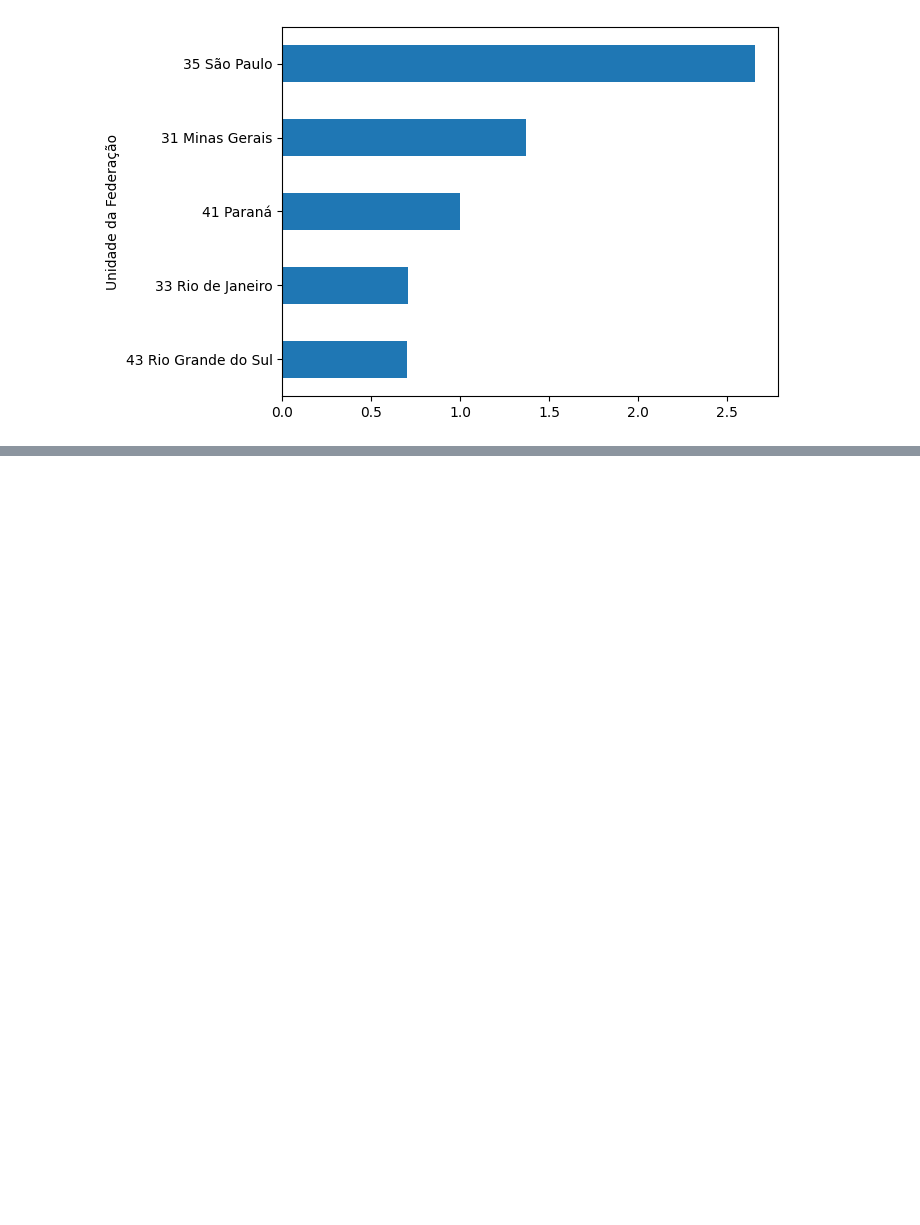
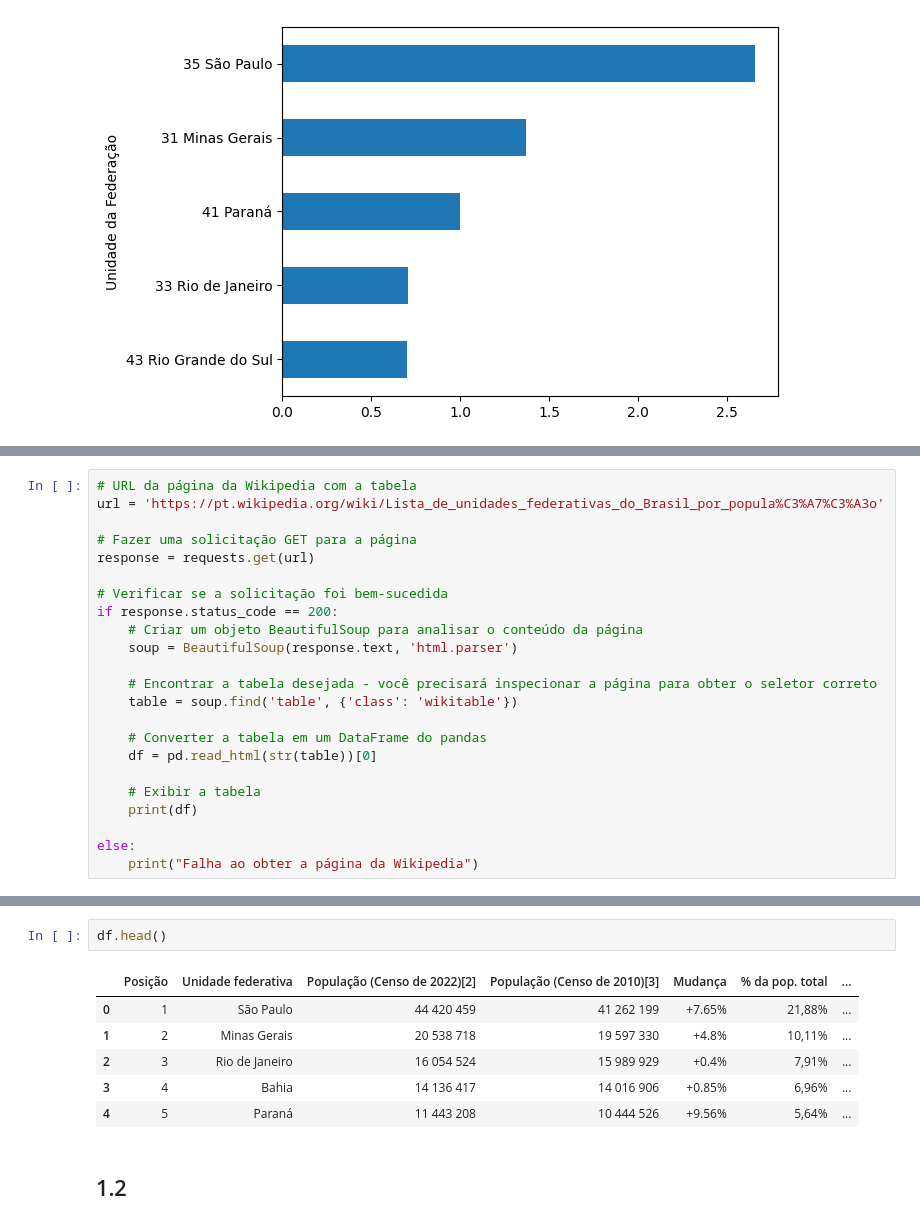
Before and after one commit to vitorsarilio/Pos_Tech_Data_Analytics, a Jupyter notebook: Notebooks/Producao_Hospitalar.ipynb, the cells around one changed output, grey strips where cells are left out. Saved outputs shown, nothing was run; the diff lists cells and outputs as text; blank space fills up the shorter version.

```diff
--- a/Notebooks/Producao_Hospitalar.ipynb
+++ b/Notebooks/Producao_Hospitalar.ipynb
@@ -456,0 +522,23 @@ tabela_de_comparacao.head(5).sort_values(ascending=True).plot(kind="barh")
+# %%
+# URL da página da Wikipedia com a tabela
+url = 'https://pt.wikipedia.org/wiki/Lista_de_unidades_federativas_do_Brasil_por_popula%C3%A7%C3%A3o'
+
+# Fazer uma solicitação GET para a página
+response = requests.get(url)
+
+# Verificar se a solicitação foi bem-sucedida
+if response.status_code == 200:
+    # Criar um objeto BeautifulSoup para analisar o conteúdo da página
+    soup = BeautifulSoup(response.text, 'html.parser')
+
+    # Encontrar a tabela desejada - você precisará inspecionar a página para obter o seletor correto
+    table = soup.find('table', {'class': 'wikitable'})
+
+    # Converter a tabela em um DataFrame do pandas
+    df = pd.read_html(str(table))[0]
+
+    # Exibir a tabela
+    print(df)
+
+else:
+    print("Falha ao obter a página da Wikipedia")
@@ -456,0 +563,11 @@ tabela_de_comparacao.head(5).sort_values(ascending=True).plot(kind="barh")
+# %%
+df.head()
+# %% [output]
+|  | Posição | Unidade federativa | População (Censo de 2022)[2] | População (Censo de 2010)[3] | Mudança | % da pop. total | ... |
+| 0 | 1 | São Paulo | 44 420 459 | 41 262 199 | +7.65% | 21,88% | ... |
+| 1 | 2 | Minas Gerais | 20 538 718 | 19 597 330 | +4.8% | 10,11% | ... |
+| 2 | 3 | Rio de Janeiro | 16 054 524 | 15 989 929 | +0.4% | 7,91% | ... |
+| 3 | 4 | Bahia | 14 136 417 | 14 016 906 | +0.85% | 6,96% | ... |
+| 4 | 5 | Paraná | 11 443 208 | 10 444 526 | +9.56% | 5,64% | ... |
+# %% [markdown]
+## 1.2
```
Also changed, not shown: parts of 17 cells of this notebook.
